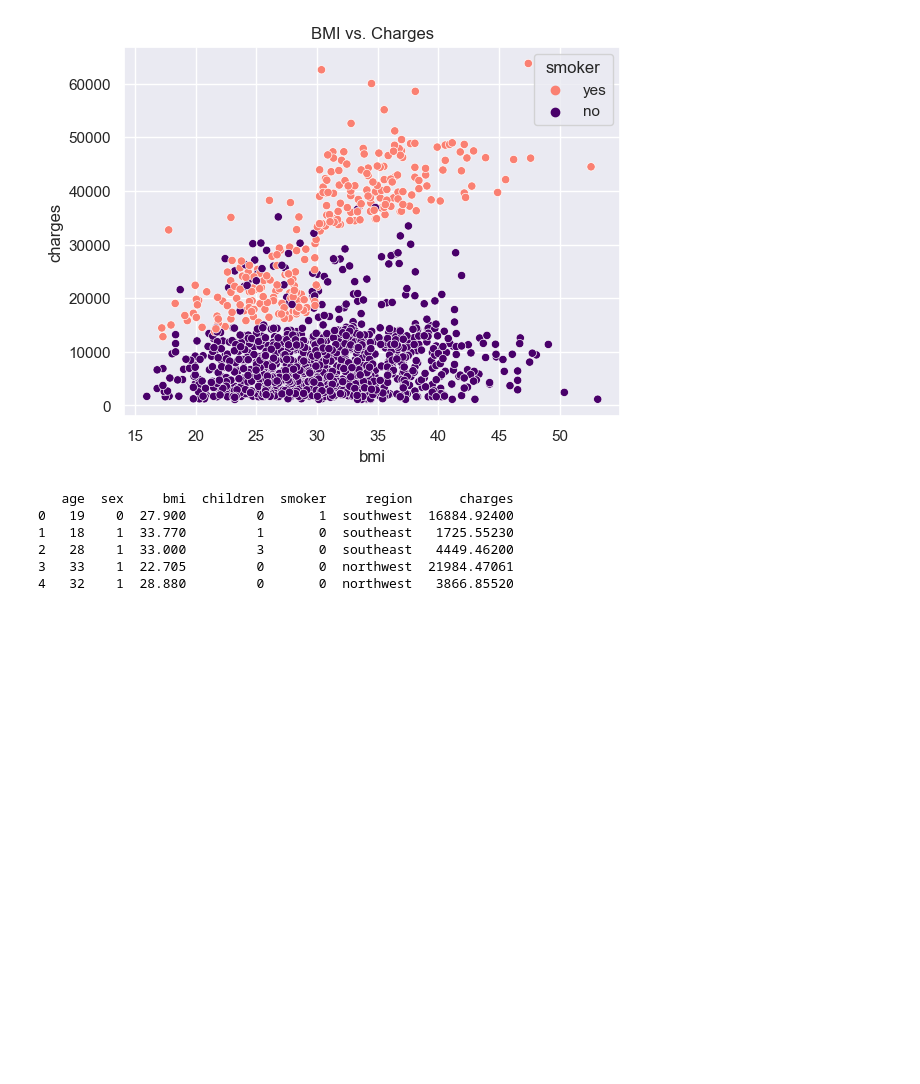
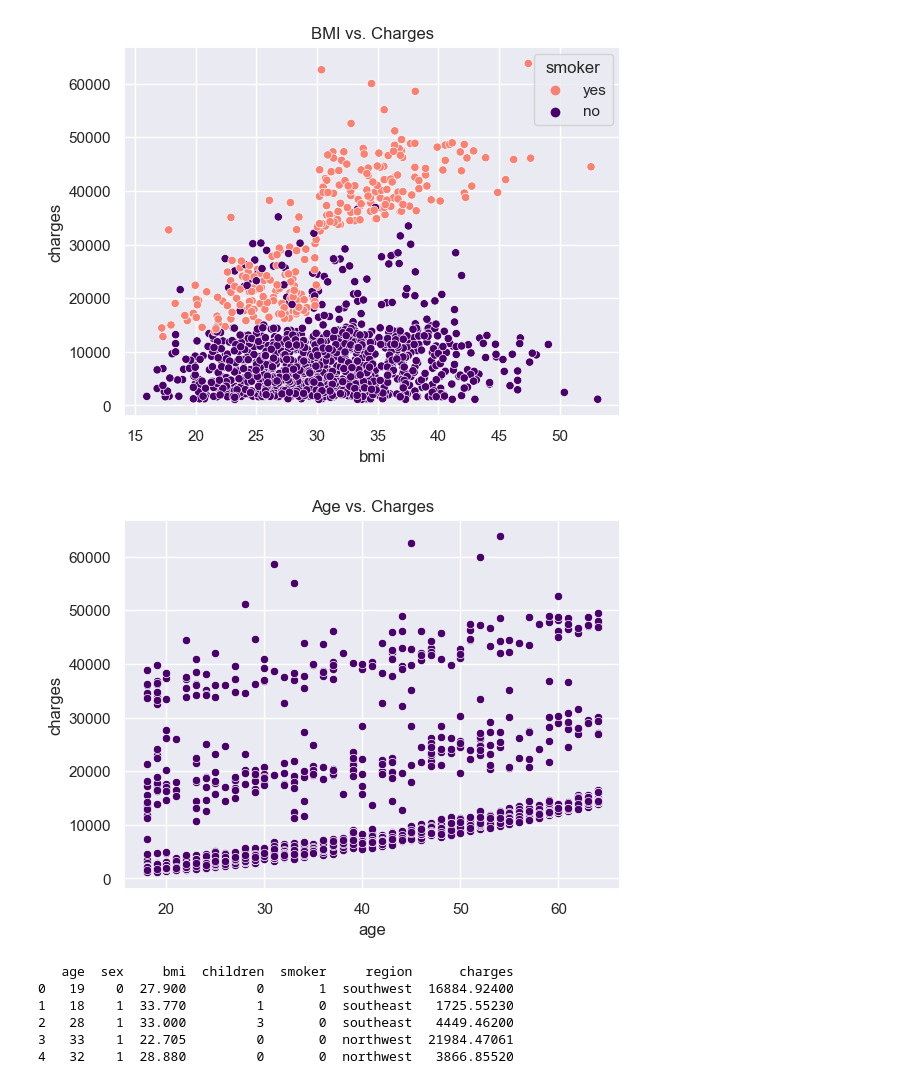
Before and after one commit to MikaMohd/Project-4-Group-7, a Jupyter notebook: group_7_RandomForrestRegressor copy.ipynb, the cells around one changed output. Saved outputs shown, nothing was run; the diff lists cells and outputs as text; code cells hidden in the pictures; blank space fills up the shorter version.

```diff
--- a/group_7_RandomForrestRegressor copy.ipynb
+++ b/group_7_RandomForrestRegressor copy.ipynb
@@ -222,6 +222,14 @@ sns.scatterplot(data= h_data, x='bmi', y='charges', hue='smoker', palette=palett
 plt.show()
 # %% [output]
 [figure]
+# %%
+#bmi relationship to charges
+
+sns.set()
+sns.scatterplot(data= h_data, x='age', y='charges', color= '#49006a').set(title= 'Age vs. Charges')
+plt.show()
+# %% [output]
+[figure, added]
 # %%
 #Change the 'male' and 'female' to numerical data in the 'sex' column
 h_data['sex'] = h_data['sex'].map({'female': 0, 'male': 1})
```
Also changed, not shown: 1 other file.
